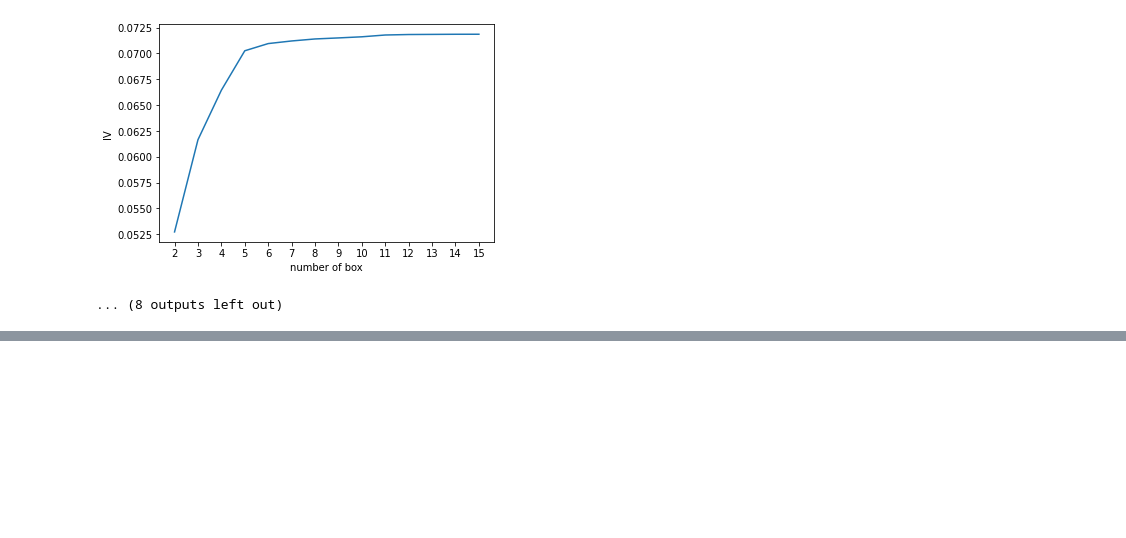
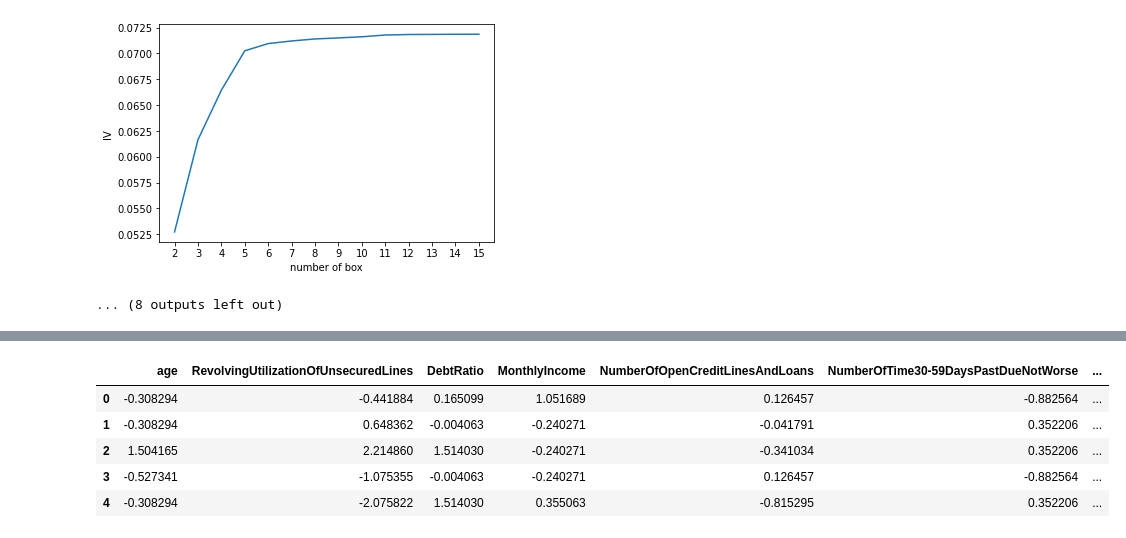
Before and after one commit to Knowledge-Precipitation-Tribe/Machine-Learning, a Jupyter notebook: logisitcRegression/rankingcard.ipynb, the cells around one changed output, grey strips where cells are left out. Saved outputs shown, nothing was run; the diff lists cells and outputs as text; code cells hidden in the pictures; blank space fills up the shorter version.

```diff
--- a/logisitcRegression/rankingcard.ipynb
+++ b/logisitcRegression/rankingcard.ipynb
@@ -720,7 +720,7 @@ def graphforbestbin(DF, X, Y, n=5,q=20,graph=True):
                             num_bins[i+1][1],
                             num_bins[i][2]+num_bins[i+1][2],
                             num_bins[i][3]+num_bins[i+1][3])]
-#         global bins_df
+        global bins_df
         bins_df = pd.DataFrame(get_woe(num_bins))
         axisx.append(len(num_bins))
         IV.append(get_iv(bins_df))
@@ -756,0 +800,17 @@ NumberOfOpenCreditLinesAndLoans
+# %%
+bins_of_col = {}
+# 生成自动分箱的分箱区间和分箱后的 IV 值
+for col in auto_col_bins:
+    bins_df = graphforbestbin(model_data,col
+                                ,"SeriousDlqin2yrs"
+                                ,n=auto_col_bins[col]
+                                #使用字典的性质来取出每个特征所对应的箱的数量
+                                ,q=20
+                                ,graph=False)
+    bins_list = sorted(set(bins_df["min"]).union(bins_df["max"]))
+    #保证区间覆盖使用 np.inf 替换最大值 -np.inf 替换最小值
+    bins_list[0],bins_list[-1] = -np.inf,np.inf
+    bins_of_col[col] = bins_list
+#合并手动分箱数据
+bins_of_col.update(hand_bins)
+bins_of_col
@@ -756,0 +842,12 @@ NumberOfOpenCreditLinesAndLoans
+# %%
+def get_woe(df,col,y,bins):
+    df = df[[col,y]].copy()
+    df["cut"] = pd.cut(df[col],bins)
+    bins_df = df.groupby("cut")[y].value_counts().unstack()
+    woe = bins_df["woe"] = np.log((bins_df[0]/bins_df[0].sum())/(bins_df[1]/bins_df[1].sum()))
+    return woe
+#将所有特征的WOE存储到字典当中
+woeall = {}
+for col in bins_of_col:
+    woeall[col] = get_woe(model_data,col,"SeriousDlqin2yrs",bins_of_col[col])
+woeall
@@ -756,0 +872,19 @@ NumberOfOpenCreditLinesAndLoans
+# %%
+#不希望覆盖掉原本的数据,创建一个新的DataFrame,索引和原始数据model_data一模一样
+model_woe = pd.DataFrame(index=model_data.index)
+#将原数据分箱后,按箱的结果把WOE结构用map函数映射到数据中
+# model_woe["age"] = pd.cut(model_data["age"],bins_of_col["age"]).map(woeall["age"])
+#对所有特征操作可以写成:
+for col in bins_of_col:
+    model_woe[col] = pd.cut(model_data[col],bins_of_col[col]).map(woeall[col])
+#将标签补充到数据中
+model_woe["SeriousDlqin2yrs"] = model_data["SeriousDlqin2yrs"]
+#这就是我们的建模数据了
+model_woe.head()
+# %% [output]
+|  | age | RevolvingUtilizationOfUnsecuredLines | DebtRatio | MonthlyIncome | NumberOfOpenCreditLinesAndLoans | NumberOfTime30-59DaysPastDueNotWorse | ... |
+| 0 | -0.308294 | -0.441884 | 0.165099 | 1.051689 | 0.126457 | -0.882564 | ... |
+| 1 | -0.308294 | 0.648362 | -0.004063 | -0.240271 | -0.041791 | 0.352206 | ... |
+| 2 | 1.504165 | 2.214860 | 1.514030 | -0.240271 | -0.341034 | 0.352206 | ... |
+| 3 | -0.527341 | -1.075355 | -0.004063 | -0.240271 | 0.126457 | -0.882564 | ... |
+| 4 | -0.308294 | -2.075822 | 1.514030 | 0.355063 | -0.815295 | 0.352206 | ... |
```
Also changed, not shown: parts of 20 cells of this notebook, 1 other file.
